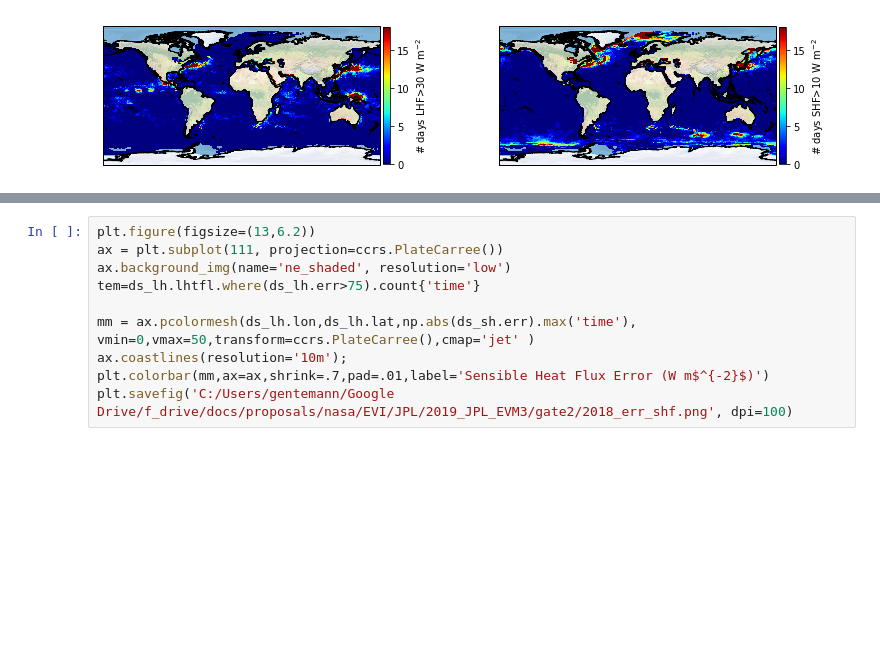
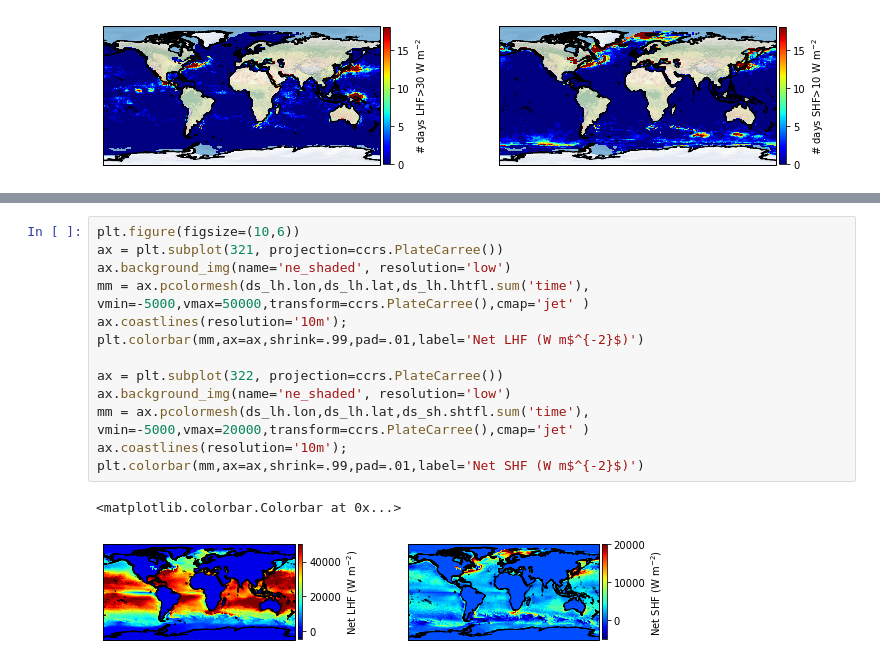
Before and after one commit to cgentemann/storm_heat_content, a Jupyter notebook: plots_for_sectionD.ipynb, the cells around one changed output, grey strips where cells are left out. Cells and saved outputs as stored; diff of their text form; blank space fills up the shorter version.

```diff
--- a/plots_for_sectionD.ipynb
+++ b/plots_for_sectionD.ipynb
@@ -166,10 +222,16 @@ plt.savefig('C:/Users/gentemann/Google Drive/f_drive/docs/proposals/nasa/EVI/JPL
 # %%
-plt.figure(figsize=(13,6.2))
-ax = plt.subplot(111, projection=ccrs.PlateCarree())
+plt.figure(figsize=(10,6))
+ax = plt.subplot(321, projection=ccrs.PlateCarree())
 ax.background_img(name='ne_shaded', resolution='low')
-tem=ds_lh.lhtfl.where(ds_lh.err>75).count{'time'}
+mm = ax.pcolormesh(ds_lh.lon,ds_lh.lat,ds_lh.lhtfl.sum('time'), vmin=-5000,vmax=50000,transform=ccrs.PlateCarree(),cmap='jet' )
+ax.coastlines(resolution='10m');
+plt.colorbar(mm,ax=ax,shrink=.99,pad=.01,label='Net LHF (W m$^{-2}$)')
 
-mm = ax.pcolormesh(ds_lh.lon,ds_lh.lat,np.abs(ds_sh.err).max('time'), vmin=0,vmax=50,transform=ccrs.PlateCarree(),cmap='jet' )
+ax = plt.subplot(322, projection=ccrs.PlateCarree())
+ax.background_img(name='ne_shaded', resolution='low')
+mm = ax.pcolormesh(ds_lh.lon,ds_lh.lat,ds_sh.shtfl.sum('time'), vmin=-5000,vmax=20000,transform=ccrs.PlateCarree(),cmap='jet' )
 ax.coastlines(resolution='10m');
-plt.colorbar(mm,ax=ax,shrink=.7,pad=.01,label='Sensible Heat Flux Error (W m$^{-2}$)')
-plt.savefig('C:/Users/gentemann/Google Drive/f_drive/docs/proposals/nasa/EVI/JPL/2019_JPL_EVM3/gate2/2018_err_shf.png', dpi=100)
+plt.colorbar(mm,ax=ax,shrink=.99,pad=.01,label='Net SHF (W m$^{-2}$)')
+# %% [output]
+<matplotlib.colorbar.Colorbar at 0x...>
+[figure, added]
```
Also changed, not shown: parts of 2 cells of this notebook.
